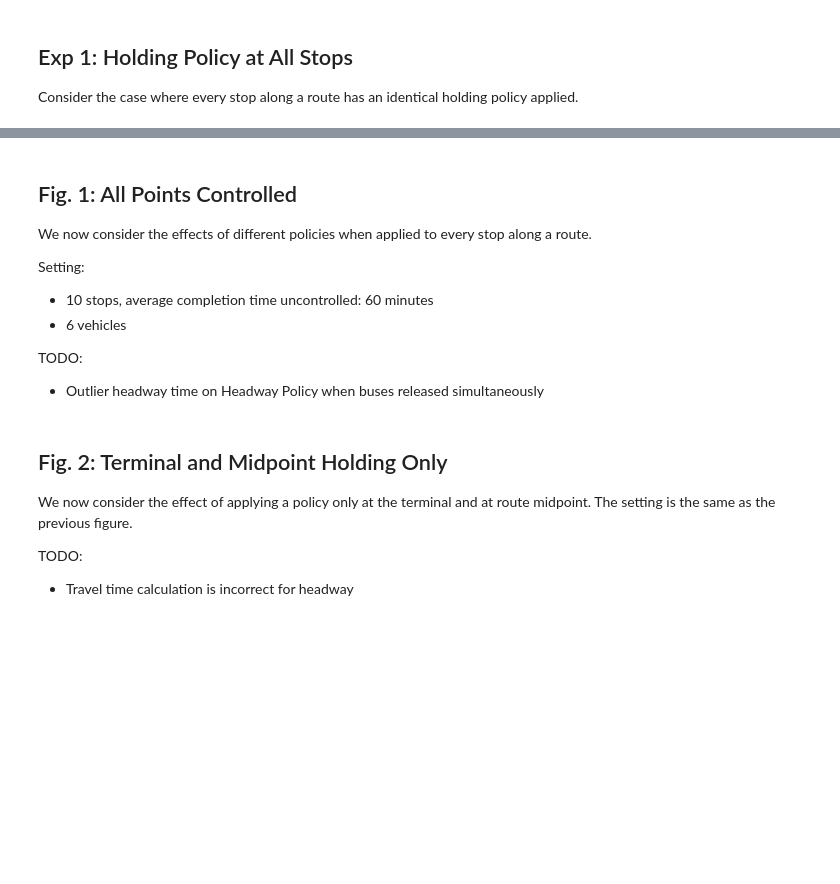
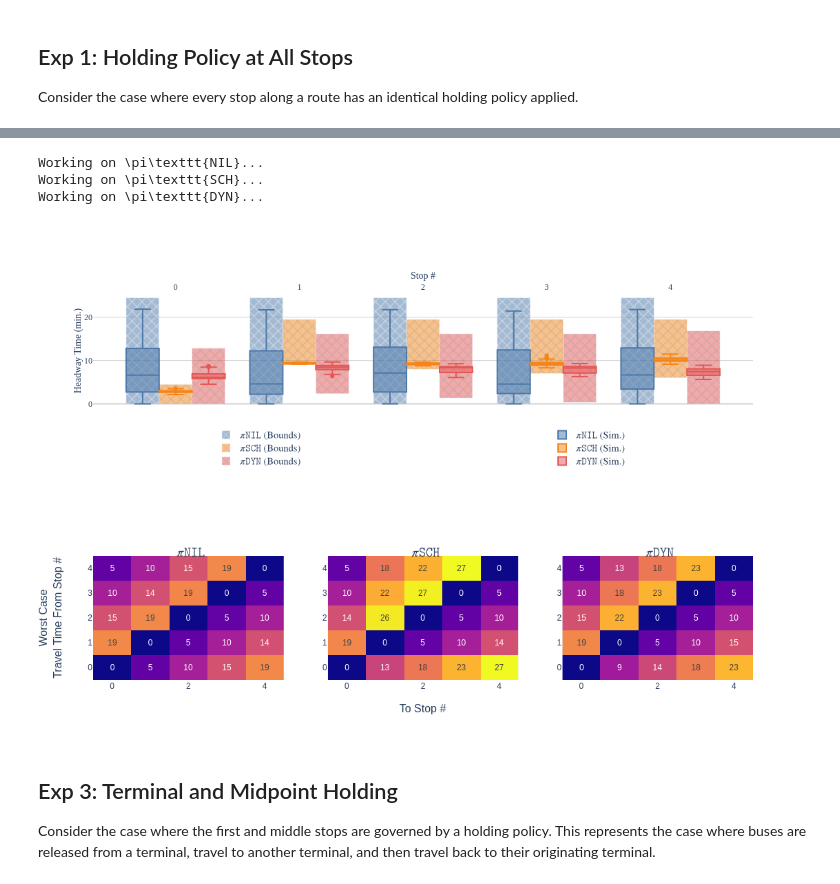
Before and after one commit to m-yuhas/bus-transit-headway-bounds, a Jupyter notebook: experiments.ipynb, the cells around one changed output, grey strips where cells are left out. Drawn from its saved outputs; the diff is of its cells as text; code cells hidden in the pictures; blank space fills up the shorter version.

```diff
--- a/experiments.ipynb
+++ b/experiments.ipynb
@@ -240,51 +244,40 @@ FileNotFoundError: [Errno 2] No such file or directory: 'figures/holdstop12345.p
 # %%
-# Base route - no control
+T_MAX = 60 * 24 * 7
 N_STOPS = 5
 BASE_ROUTE = [
-    {
-        'tau': (4, 4.5),
-        'delta': (0.0, 0.5),
-        'policy': BolehPolicy,
-        'policy_args': {},
-    } for _ in range(N_STOPS)
+    StopConfig(
+        tau=(4, 4.5),
+        delta=(0, 0.5),
+        policy=BolehPolicy,
+        policy_args={},
+    ) for _ in range(N_STOPS)
+]
+START_TIMES = [0, 10, 20]
+
+# Scheduled terminal departure
+SCHED_ROUTE = deepcopy(BASE_ROUTE)
+SCHED_ROUTE[0].policy = InfiniteSchedulePolicy
+SCHED_ROUTE[0].policy_args = {'time_delta': 10, 'offset': 30}
+
+# Headway driven holding
+HEADWAY_ROUTE = deepcopy(BASE_ROUTE)
+HEADWAY_ROUTE[0].policy = HeadwayDrivenPolicy
+HEADWAY_ROUTE[0].policy_args = {'activation_ratio': 0.75, 'max_holding': 30}
+
+routes = [
+    RouteConfig(name=r'\pi\texttt{NIL}', route=BASE_ROUTE, start_times=START_TIMES),
+    RouteConfig(name=r'\pi\texttt{SCH}', route=SCHED_ROUTE, start_times=START_TIMES),
+    RouteConfig(name=r'\pi\texttt{DYN}', route=HEADWAY_ROUTE, start_times=START_TIMES),
 ]
 
-# Scheduled terminal departure
-SCHED_ROUTE = copy.deepcopy(BASE_ROUTE)
-SCHED_ROUTE[0]['policy'] = LeakyBucketPolicy
-SCHED_ROUTE[0]['policy_args'] = {'time_delta': 10, 'offset': 0}
-
-# Ratio Driven Route has one stop driven by ratio policy
-RATIO_ROUTE = copy.deepcopy(BASE_ROUTE)
-RATIO_ROUTE[0]['policy'] = RatioDrivenPolicy
-RATIO_ROUTE[0]['policy_args'] = {'target_ratio': 1, 'activation_ratio': 0.75, 'max_holding': float('inf')}
-
-routes = {
-    r'\pi\texttt{NIL}': BASE_ROUTE,
-    r'\pi\texttt{SCH}': SCHED_ROUTE,
-    r'\pi\texttt{DYN}': RATIO_ROUTE,
-}
-
-run_experiment(
-    exp_id='exp-base',
-    routes=routes,
-    start_times=[0, 10, 20],
-    t_max=60 * 24 * 7,
-)
+run_experiment(exp_id='holdstop0', routes=routes, t_max=T_MAX)
+# %% [output]
+Working on \pi\texttt{NIL}...
+Working on \pi\texttt{SCH}...
+Working on \pi\texttt{DYN}...
+[figure, added]
+[figure, added]
-# %% [markdown]
-## Fig. 1: All Points Controlled
-We now consider the effects of different policies when applied to every stop along a route.
-
-Setting:
-* 10 stops, average completion time uncontrolled: 60 minutes
-* 6 vehicles
-
-TODO:
-* Outlier headway time on Headway Policy when buses released simultaneously
 # %% [markdown]
-## Fig. 2: Terminal and Midpoint Holding Only
-We now consider the effect of applying a policy only at the terminal and at route midpoint.  The setting is the same as the previous figure.
-
-TODO:
-* Travel time calculation is incorrect for headway
+## Exp 3: Terminal and Midpoint Holding
+Consider the case where the first and middle stops are governed by a holding policy.  This represents the case where buses are released from a terminal, travel to another terminal, and then travel back to their originating terminal.
 # %%
```
Also changed, not shown: parts of 9 cells of this notebook, 3 other files.
